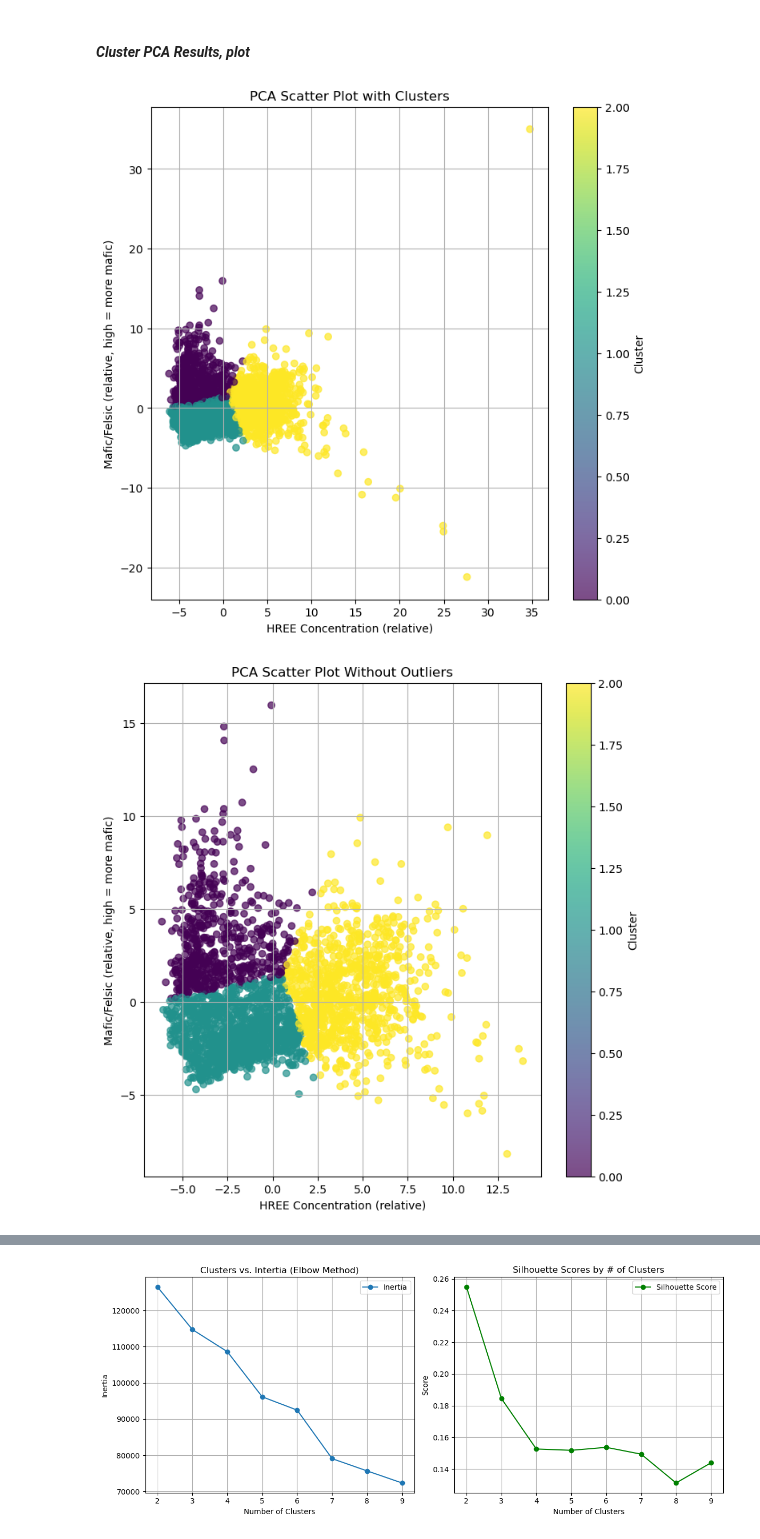
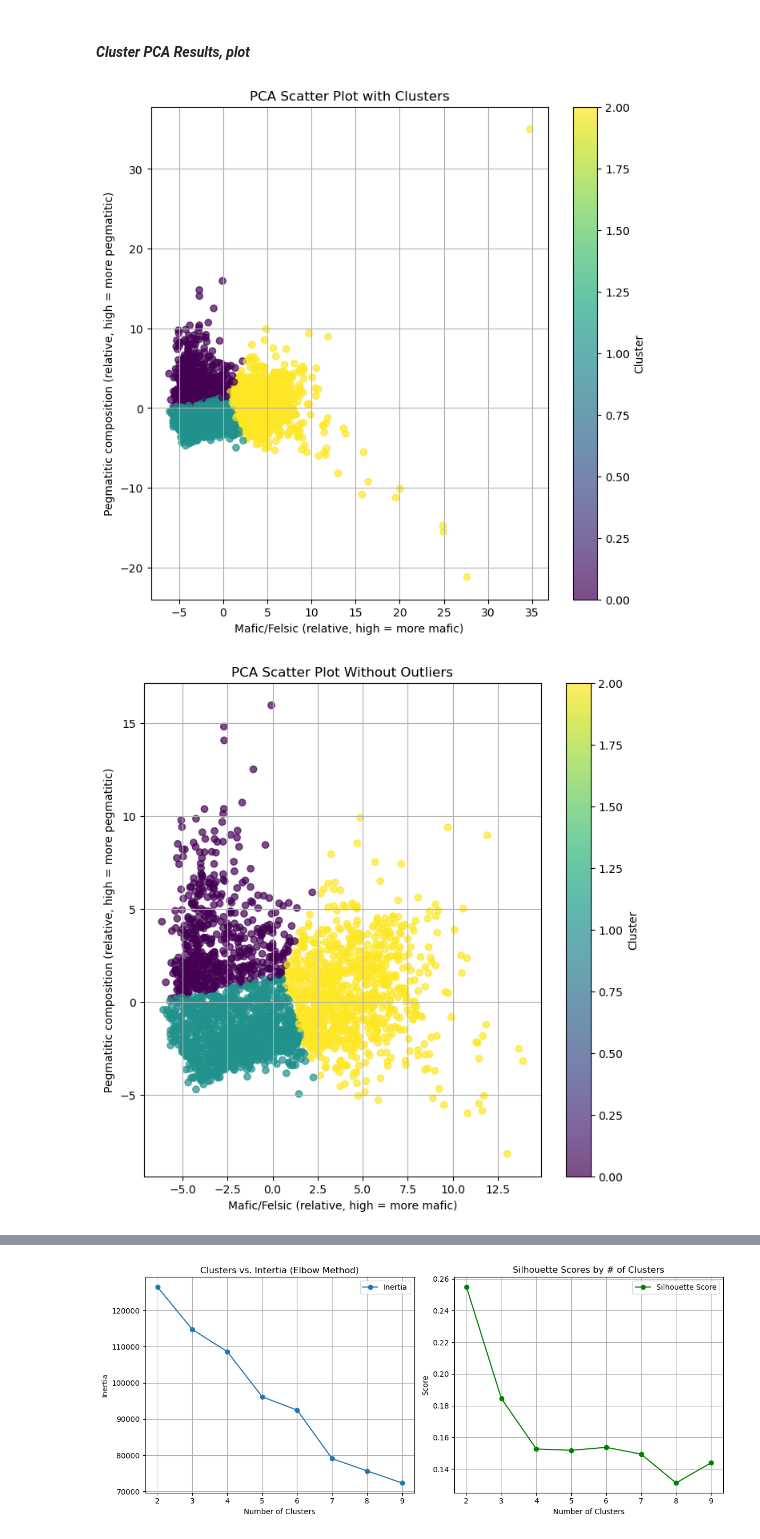
Before and after one commit to tyhowee/personal_code, a Jupyter notebook: data_analysis/gsas_saudi_data.ipynb, the cells around one changed output, grey strips where cells are left out. Cells and saved outputs as stored; diff of their text form; code cells hidden in the pictures.

```diff
--- a/data_analysis/gsas_saudi_data.ipynb
+++ b/data_analysis/gsas_saudi_data.ipynb
@@ -286,3 +307,10 @@ gsas_data = gsas_data.loc[:, gsas_data.nunique() > 1]
+# %%
+### Create Al2O3/TiO2 ratio
+# Calculate TiO₂ from Ti
+gsas_data["TiO2"] = gsas_data["Ti"] * 1.67
+
+# Calculate the Al2O3/TiO2 ratio
+gsas_data["Al2O3/TiO2"] = gsas_data["Al2O3"] / gsas_data["TiO2"]
 # %%
 ### Histograms
 
@@ -484,24 +552,24 @@ PC5: ['Na2O', 'TC', 'Ga', 'I', 'Sb']
 # %%
 # Perform clustering on the PCA results (e.g., using the first 2 PCs)
 kmeans = KMeans(n_clusters=3, random_state=42)
 clusters = kmeans.fit_predict(pca_df[["PC1", "PC2"]])
 
 # Add cluster labels to the PCA DataFrame
 pca_df["Cluster"] = clusters
 
 # Visualize clusters on the PCA scatter plot
 plt.figure(figsize=(8, 8))
 plt.scatter(
     pca_df["PC1"], pca_df["PC2"], c=pca_df["Cluster"], cmap="viridis", alpha=0.7
 )
 plt.title("PCA Scatter Plot with Clusters")
-plt.xlabel("HREE Concentration (relative)")
-plt.ylabel("Mafic/Felsic (relative, high = more mafic)")
+plt.xlabel("Mafic/Felsic (relative, high = more mafic)")
+plt.ylabel("Pegmatitic composition (relative, high = more pegmatitic)")
 plt.colorbar(label="Cluster")
 plt.grid()
 plt.show()
 # %% [output]
-[figure, old version]
+[figure, new version]
 # %%
 # Define thresholds for PC1 (HREE concentration) and PC2 (mafic/felsic)
 pc1_threshold = 15  # Keep samples with PC1 < n
@@ -523,10 +591,10 @@ plt.scatter(
 )
 plt.colorbar(label="Cluster")
 plt.title("PCA Scatter Plot Without Outliers")
-plt.xlabel("HREE Concentration (relative)")
-plt.ylabel("Mafic/Felsic (relative, high = more mafic)")
+plt.xlabel("Mafic/Felsic (relative, high = more mafic)")
+plt.ylabel("Pegmatitic composition (relative, high = more pegmatitic)")
 plt.grid()
 plt.show()
 # %% [output]
-[figure, old version]
+[figure, new version]
 # %% [markdown]
```
Also changed, not shown: parts of 12 cells of this notebook, 2 other files.
